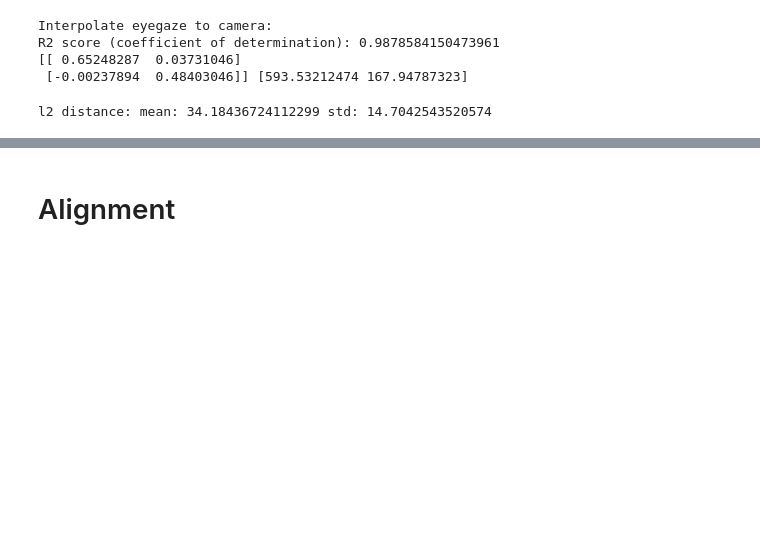
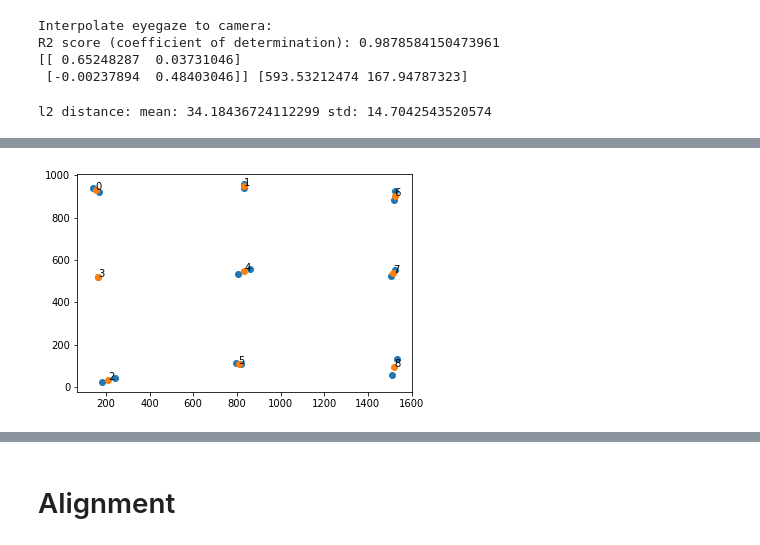
Before and after one commit to ndhuu/fyp_result, a Jupyter notebook: eyelink.ipynb, the cells around one changed output, grey strips where cells are left out. Cells and saved outputs as stored; diff of their text form; code cells hidden in the pictures; blank space fills up the shorter version.

```diff
--- a/eyelink.ipynb
+++ b/eyelink.ipynb
@@ -290,0 +371,4 @@ l2 distance: mean: 34.18436724112299 std: 14.7042543520574
+# %%
+a_mean = a.groupby('label').mean()[['gavx', 'gavy', 'x_cam', 'y_cam']]
+a_mean['label'] = np.arange(0, 9)
+a_mean.head(50)
@@ -290,0 +387,10 @@ l2 distance: mean: 34.18436724112299 std: 14.7042543520574
+# %%
+fig, ax = plt.subplots()
+ax.scatter(a['gavx'], a['gavy'])
+ax.scatter(a_mean['gavx'], a_mean['gavy'])
+xmeanavg = a_mean['gavx'].to_numpy()
+ymeanavg = a_mean['gavy'].to_numpy()
+for i, txt in enumerate(a_mean['label']):
+    ax.annotate(txt, (xmeanavg[i], ymeanavg[i]))
+# %% [output]
+[figure, added]
```
Also changed, not shown: parts of 35 cells of this notebook.
